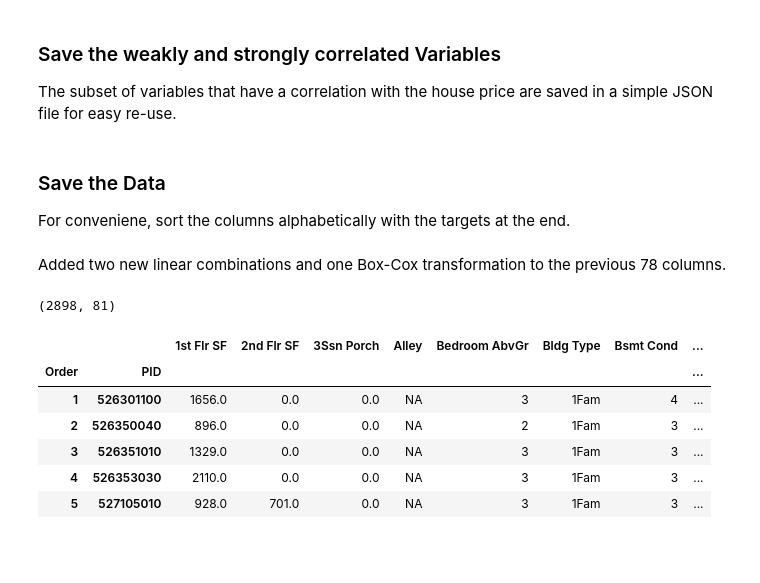
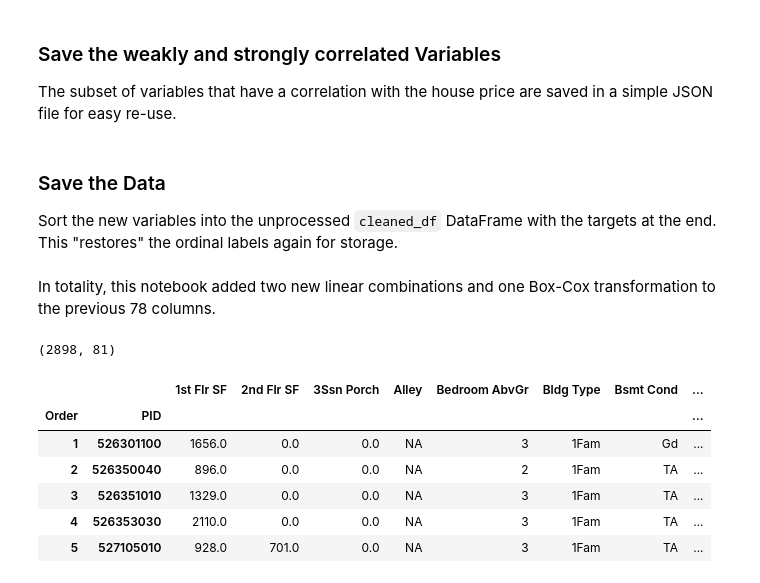
Before and after one commit to webartifex/ames-housing, a Jupyter notebook: 2_pairwise_correlations.ipynb, the cells around one changed output. Drawn from its saved outputs; the diff is of its cells as text; code cells hidden in the pictures; blank space fills up the shorter version.

Commit message:
Save the cleaned data with transformations with un-encoded values for the ordinal variables

```diff
--- a/2_pairwise_correlations.ipynb
+++ b/2_pairwise_correlations.ipynb
@@ -57,3 +62,6 @@ df = load_clean_data(ordinal_encoded=True)
+# %%
+df = cleaned_df[NUMERIC_VARIABLES + ORDINAL_VARIABLES + TARGET_VARIABLES]
+df = encode_ordinals(df)
 # %%
 df[NUMERIC_VARIABLES].head()
 # %% [output]
@@ -166,6 +172,7 @@ for column in transforms:
         # Show that only SalePrice has a useful transformation.
         assert column in TARGET_VARIABLES
         # Track the new column in the appropiate list.
+        new_variables.append(new_column)
         TARGET_VARIABLES.append(new_column)
         # To show only the transformed columns below.
         transformed_columns.append(column)
@@ -338,9 +345,13 @@ with open("data/weakly_and_strongly_correlated_variables.json", "w") as file:
 # %% [markdown]
 ### Save the Data
 
-For conveniene, sort the columns alphabetically with the targets at the end.
+Sort the new variables into the unprocessed `cleaned_df` DataFrame with the targets at the end. This "restores" the ordinal labels again for storage.
-# %%
-df = df[sorted(ALL_VARIABLES + new_variables) + TARGET_VARIABLES]
+# %%
+for column in new_variables:
+    cleaned_df[column] = df[column]
+for target in set(TARGET_VARIABLES) & set(new_variables):
+    new_variables.remove(target)
+cleaned_df = cleaned_df[sorted(ALL_VARIABLES + new_variables) + TARGET_VARIABLES]
 # %% [markdown]
-Added two new linear combinations and one Box-Cox transformation to the previous 78 columns.
+In totality, this notebook added two new linear combinations and one Box-Cox transformation to the previous 78 columns.
 # %%
@@ -348,13 +359,13 @@ df.shape
 # %% [output]
 (2898, 81)
 # %%
-df.head()
+cleaned_df.head()
 # %% [output]
 |  |  | 1st Flr SF | 2nd Flr SF | 3Ssn Porch | Alley | Bedroom AbvGr | Bldg Type | Bsmt Cond | ... |
 | Order | PID |  |  |  |  |  |  |  | ... |
-| 1 | 526301100 | 1656.0 | 0.0 | 0.0 | NA | 3 | 1Fam | 4 | ... |
-| 2 | 526350040 | 896.0 | 0.0 | 0.0 | NA | 2 | 1Fam | 3 | ... |
-| 3 | 526351010 | 1329.0 | 0.0 | 0.0 | NA | 3 | 1Fam | 3 | ... |
-| 4 | 526353030 | 2110.0 | 0.0 | 0.0 | NA | 3 | 1Fam | 3 | ... |
-| 5 | 527105010 | 928.0 | 701.0 | 0.0 | NA | 3 | 1Fam | 3 | ... |
+| 1 | 526301100 | 1656.0 | 0.0 | 0.0 | NA | 3 | 1Fam | Gd | ... |
+| 2 | 526350040 | 896.0 | 0.0 | 0.0 | NA | 2 | 1Fam | TA | ... |
+| 3 | 526351010 | 1329.0 | 0.0 | 0.0 | NA | 3 | 1Fam | TA | ... |
+| 4 | 526353030 | 2110.0 | 0.0 | 0.0 | NA | 3 | 1Fam | TA | ... |
+| 5 | 527105010 | 928.0 | 701.0 | 0.0 | NA | 3 | 1Fam | TA | ... |
 # %%
```
Also changed, not shown: parts of 9 cells of this notebook, 1 other file.
